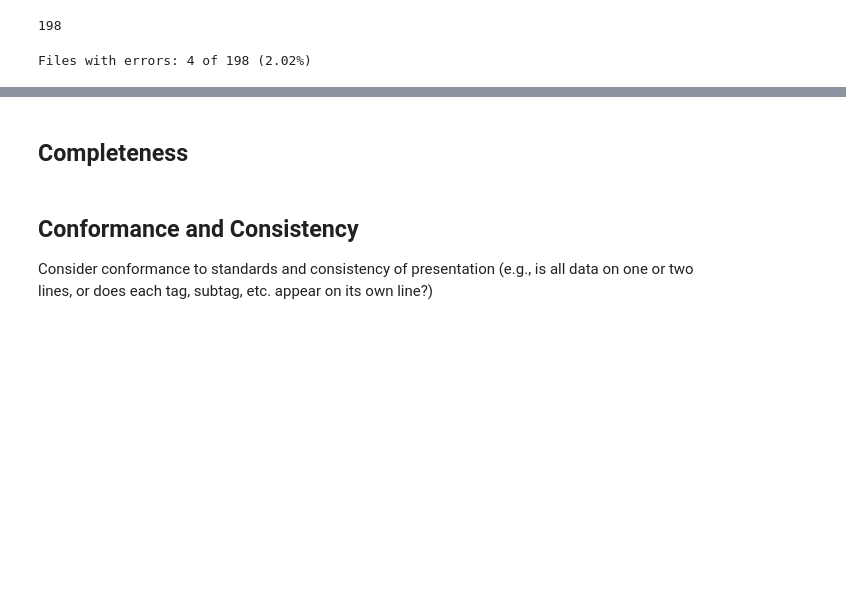
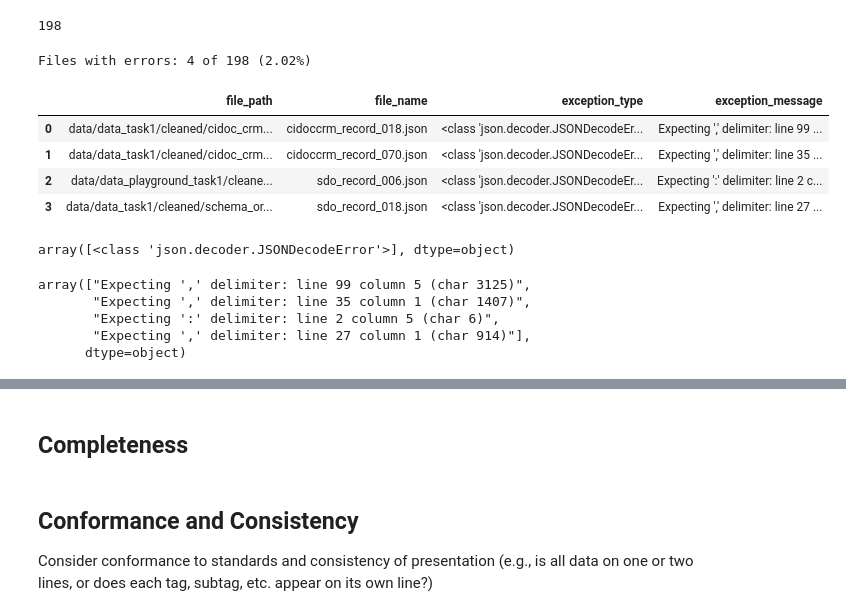
Before and after one commit to thegoose20/lada-eval, a Jupyter notebook: evaluation.ipynb, the cells around one changed output, grey strips where cells are left out. Saved outputs shown, nothing was run; the diff lists cells and outputs as text; code cells hidden in the pictures; blank space fills up the shorter version.

Commit message:
Created JSON error reports

```diff
--- a/evaluation.ipynb
+++ b/evaluation.ipynb
@@ -330,11 +330,11 @@ cidoc_file_paths[0]
 # %%
 schema_file_paths = []
 schema_files_t1 = os.listdir(schema_t1_dir)
-schema_file_paths += [schema_t1_dir+f for f in schema_files_t1]
+schema_file_paths += [schema_t1_dir+f for f in schema_files_t1 if f.endswith(".json")]
 schema_files_p1 = os.listdir(schema_p1_dir)
-schema_file_paths += [schema_p1_dir+f for f in schema_files_p1]
+schema_file_paths += [schema_p1_dir+f for f in schema_files_p1 if f.endswith(".json")]
 schema_files_p3 = os.listdir(schema_p3_dir)
-schema_file_paths += [schema_p3_dir+f for f in schema_files_p3]
+schema_file_paths += [schema_p3_dir+f for f in schema_files_p3 if f.endswith(".json")]
 schema_file_paths.sort()
 print("Total Schema.org JSON files:", len(schema_file_paths))
 # %% [output]
@@ -351,12 +350,12 @@ print(len(json_file_paths))
 198
 # %%
 syntax_errors = []
-for f in json_file_paths:
-    with open(f) as f:
+for json_f in json_file_paths:
+    with open(json_f) as f:
         try:
             data = json.load(f)
         except Exception as e:
-            f_error = {"file": f, "exception_type": type(e), "exception_message": str(e)}
+            f_error = {"file": json_f, "exception_type": type(e), "exception_message": str(e)}
             syntax_errors += [f_error]
 print(
     "Files with errors:",
@@ -365,5 +364,27 @@ print(
     )
 # %% [output]
 Files with errors: 4 of 198 (2.02%)
+# %%
+df_se = pd.DataFrame.from_dict(syntax_errors)
+new_file_col = df_se["file"].apply(lambda x: x.split("/")[-1])
+df_se = df_se.rename(columns={"file":"file_path"})
+df_se.insert(1, "file_name", new_file_col)
+df_se
+# %% [output]
+|  | file_path | file_name | exception_type | exception_message |
+| 0 | data/data_task1/cleaned/cidoc_crm... | cidoccrm_record_018.json | <class 'json.decoder.JSONDecodeEr... | Expecting ',' delimiter: line 99 ... |
+| 1 | data/data_task1/cleaned/cidoc_crm... | cidoccrm_record_070.json | <class 'json.decoder.JSONDecodeEr... | Expecting ',' delimiter: line 35 ... |
+| 2 | data/data_playground_task1/cleane... | sdo_record_006.json | <class 'json.decoder.JSONDecodeEr... | Expecting ':' delimiter: line 2 c... |
+| 3 | data/data_task1/cleaned/schema_or... | sdo_record_018.json | <class 'json.decoder.JSONDecodeEr... | Expecting ',' delimiter: line 27 ... |
+# %%
+df_se.exception_type.unique()
+# %% [output]
+array([<class 'json.decoder.JSONDecodeError'>], dtype=object)
 # %%
-# TO DO: Write & export report on syntax/semantic errors!
+df_se.exception_message.unique()
+# %% [output]
+array(["Expecting ',' delimiter: line 99 column 5 (char 3125)",
+       "Expecting ',' delimiter: line 35 column 1 (char 1407)",
+       "Expecting ':' delimiter: line 2 column 5 (char 6)",
+       "Expecting ',' delimiter: line 27 column 1 (char 914)"],
+      dtype=object)
```
Also changed, not shown: parts of 16 cells of this notebook.
